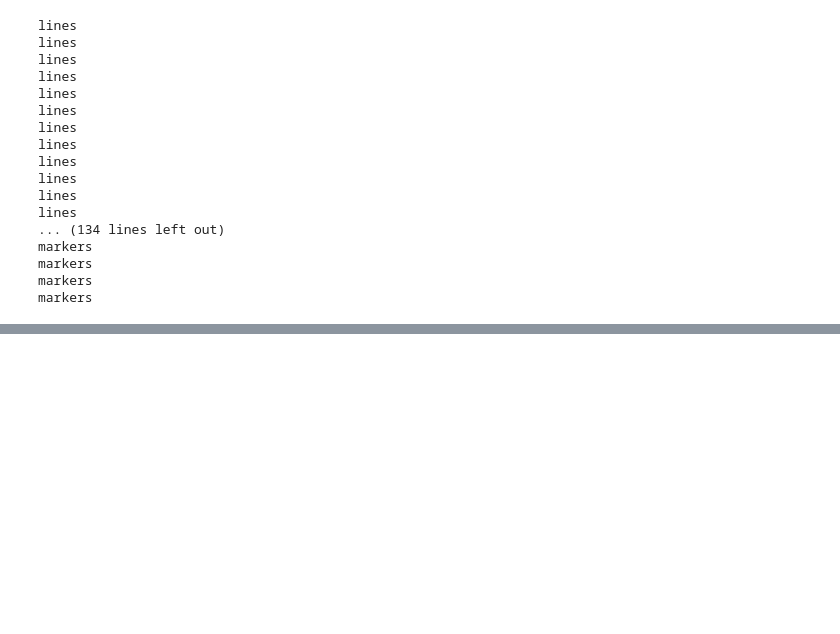
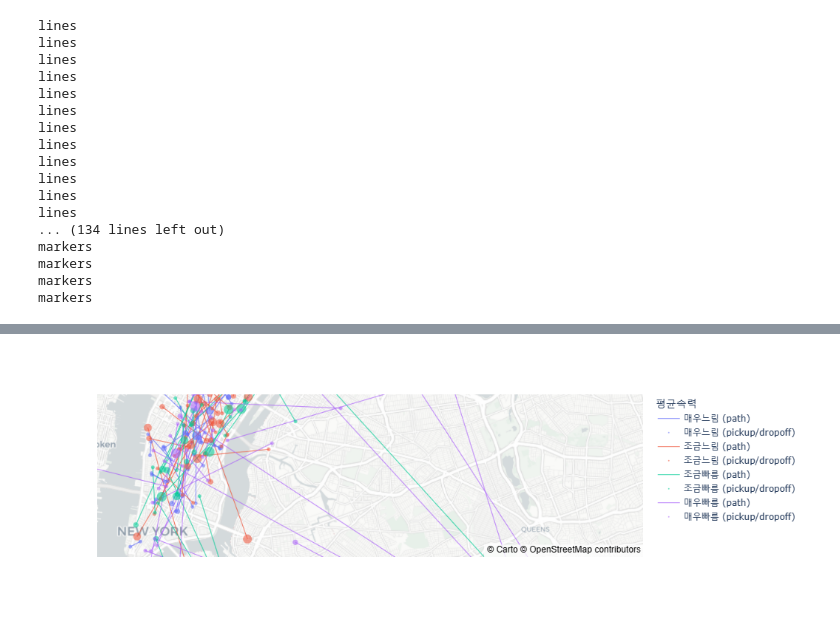
Before and after one commit to chae0930/dash, a Jupyter notebook: Untitled.ipynb, the cells around one changed output, grey strips where cells are left out. Cells and saved outputs as stored; diff of their text form; code cells hidden in the pictures; blank space fills up the shorter version.

```diff
--- a/Untitled.ipynb
+++ b/Untitled.ipynb
@@ -189,3 +189,14 @@ markers
 markers
 markers
 markers
+# %%
+pcol = ['pickup_datetime', 'pickup_longitude', 'pickup_latitude', 'pickup_hour']
+dcol = ['dropoff_datetime', 'dropoff_longitude', 'dropoff_latitude', 'dropoff_hour']
+def transform(df):
+    pickup = df.loc[:,['id']+pcol].set_axis(['id', 'datetime', 'longitude', 'latitude', 'hour'],axis=1).assign(type = 'pickup')
+    dropoff = df.loc[:,['id']+dcol].set_axis(['id', 'datetime', 'longitude', 'latitude', 'hour'],axis=1).assign(type = 'dropoff')
+    return pd.concat([pickup,dropoff],axis=0)
+df_left = df_small.drop(pcol+dcol,axis=1)
+df_right = pd.concat([transform(df) for i, df in df_small.groupby('id')]).reset_index(drop=True)
+df_small2 = df_left.merge(df_right)
+df_small2.head()
@@ -191,0 +271,4 @@ markers
+# %%
+fig3.update_layout(layout3)
+# %% [output]
+[figure, added]
```
Also changed, not shown: parts of 2 cells of this notebook, 2 other files.
